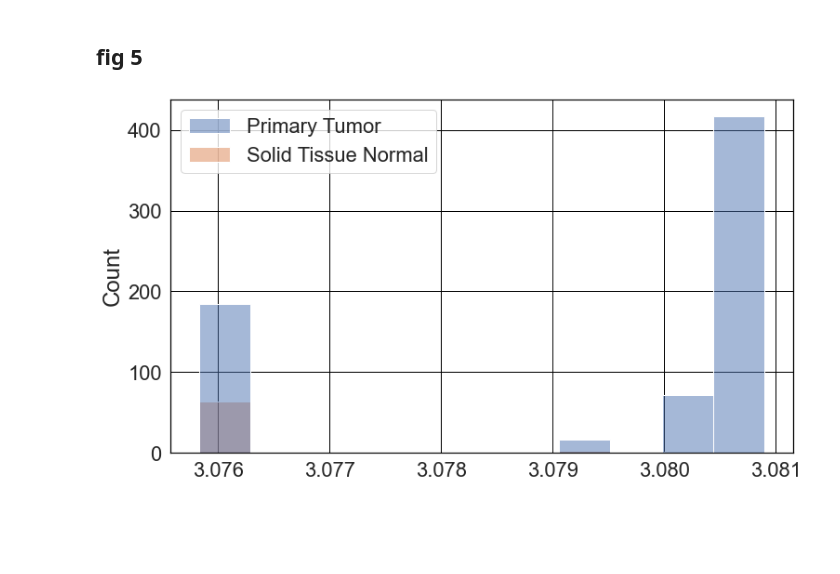
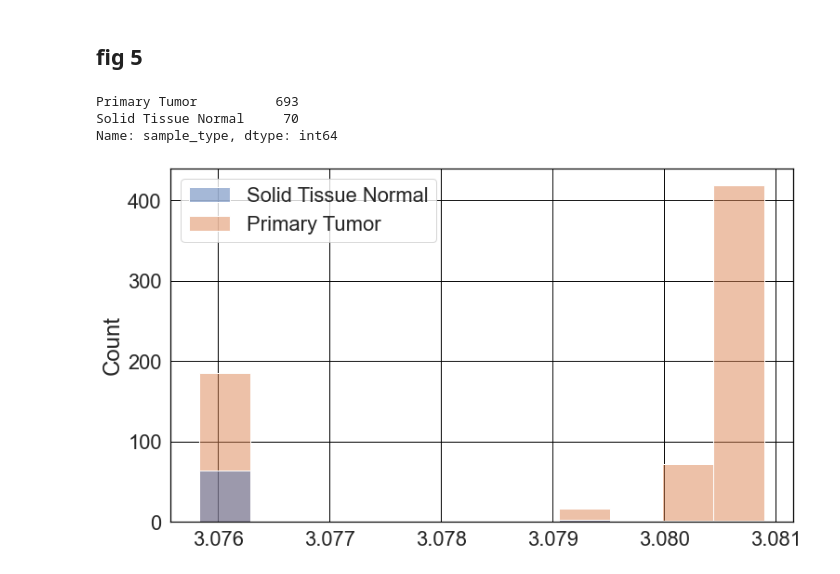
Before and after one commit to korem-lab/compositional-empty-features, a Jupyter notebook: TCGA-rebuttal-rebuttal.ipynb, the cells around one changed output. Cells and saved outputs as stored; diff of their text form; code cells hidden in the pictures; blank space fills up the shorter version.

```diff
--- a/TCGA-rebuttal-rebuttal.ipynb
+++ b/TCGA-rebuttal-rebuttal.ipynb
@@ -380,12 +432,14 @@ plt.show()
 df = pd.read_csv('Kraken-TCGA-Raw-Data-17625-Samples.csv', index_col=0)
 md = pd.read_csv('Metadata-TCGA-All-18116-Samples.csv', index_col=0).loc[df.index]
 md=md.loc[(md.primary_site=='Head and Neck')&\
-          (md.sample_type.str.contains('Blood')==False)&
-          (md.sample_type.str.contains('Metastatic')==False)
+          (md.sample_type.str.contains('Blood')==False)
          ]
 
+md.loc[md.sample_type.str.contains('Metastatic'), 'sample_type'] = 'Primary Tumor'
 df=df.loc[df.index.isin(md.index)]
 md=md.loc[md.index.isin(df.index)].loc[df.index]
+md = md.sort_values('sample_type', ascending=False)
+df=df.loc[md.index]
 
 
 cols = pd.read_csv('Kraken-TCGA-Voom-SNM-Most-Stringent-Filtering-Data.csv',
@@ -397,21 +451,26 @@ md['grouping'] = md.sample_type
 
 val ='k__Viruses.o__Caudovirales.f__Myoviridae.g__Mulikevirus'
 save_path = 'tcga_plots/Fig-5-Head-and-Neck-Mulikevirus'
+# %%
+md.sample_type.value_counts()
+# %% [output]
+Primary Tumor          693
+Solid Tissue Normal     70
+Name: sample_type, dtype: int64
 # %%
 df_vsnm = pd.read_csv('Kraken-TCGA-Voom-SNM-Most-Stringent-Filtering-Data.csv',
                         index_col=0).loc[md.index]
 plt.figure(figsize=(12,7))
-inds=md.index
-ax=sns.histplot(x=df_vsnm.loc[inds][val].values,
-                hue = md.loc[inds].grouping.values
+ax=sns.histplot(x=df_vsnm[val].values,
+                hue = md.grouping.values
                 )
 plt.savefig(save_path+'-VSNM.pdf',
             dpi=900,
             bbox_inches='tight',
             format='pdf'
             )
 # %% [output]
-[figure, old version]
+[figure, new version]
 # %%
 ax=make_shannon_plot(df,
                   md
```
Also changed, not shown: parts of 15 cells of this notebook, 46 other files.
